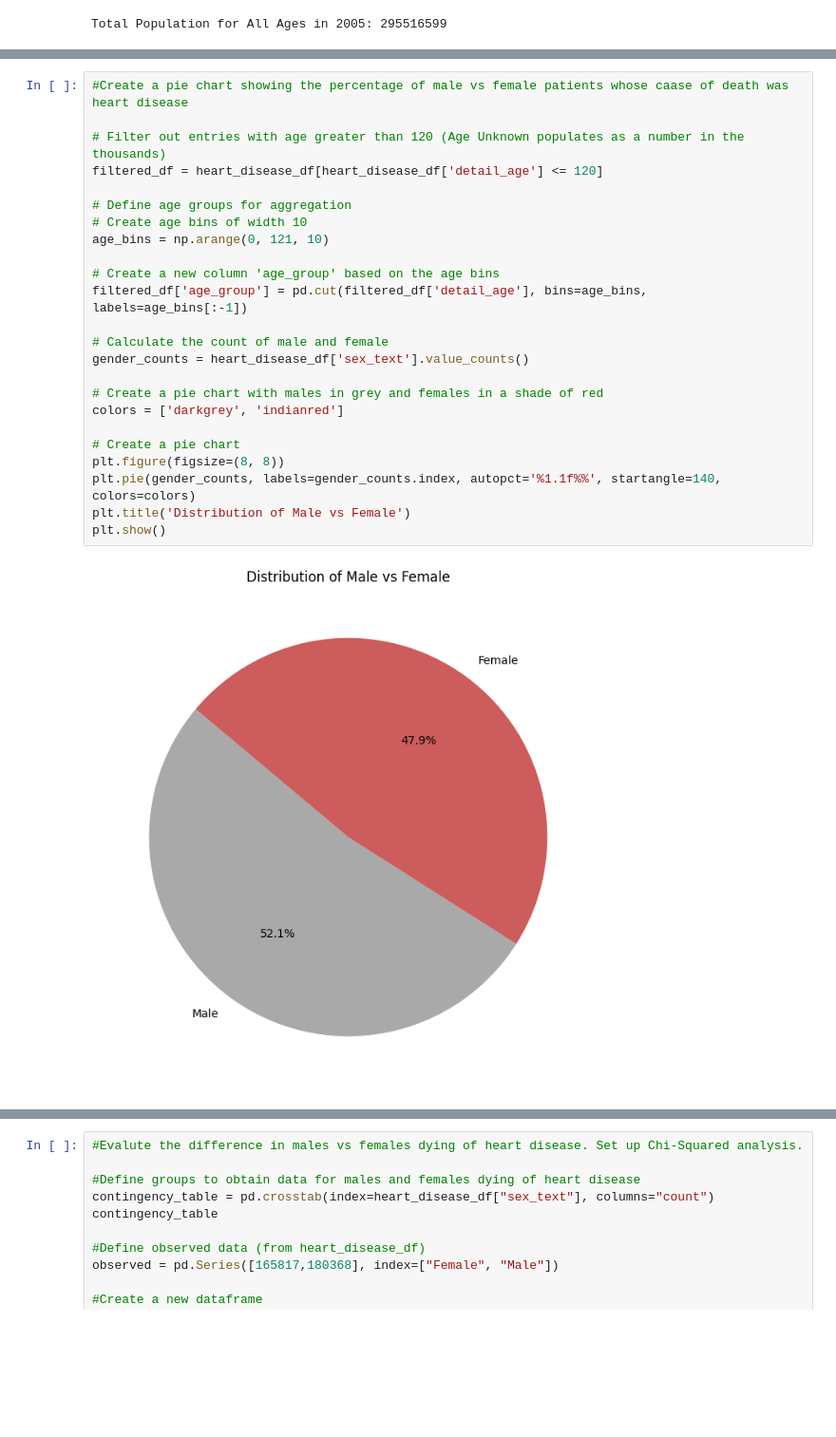
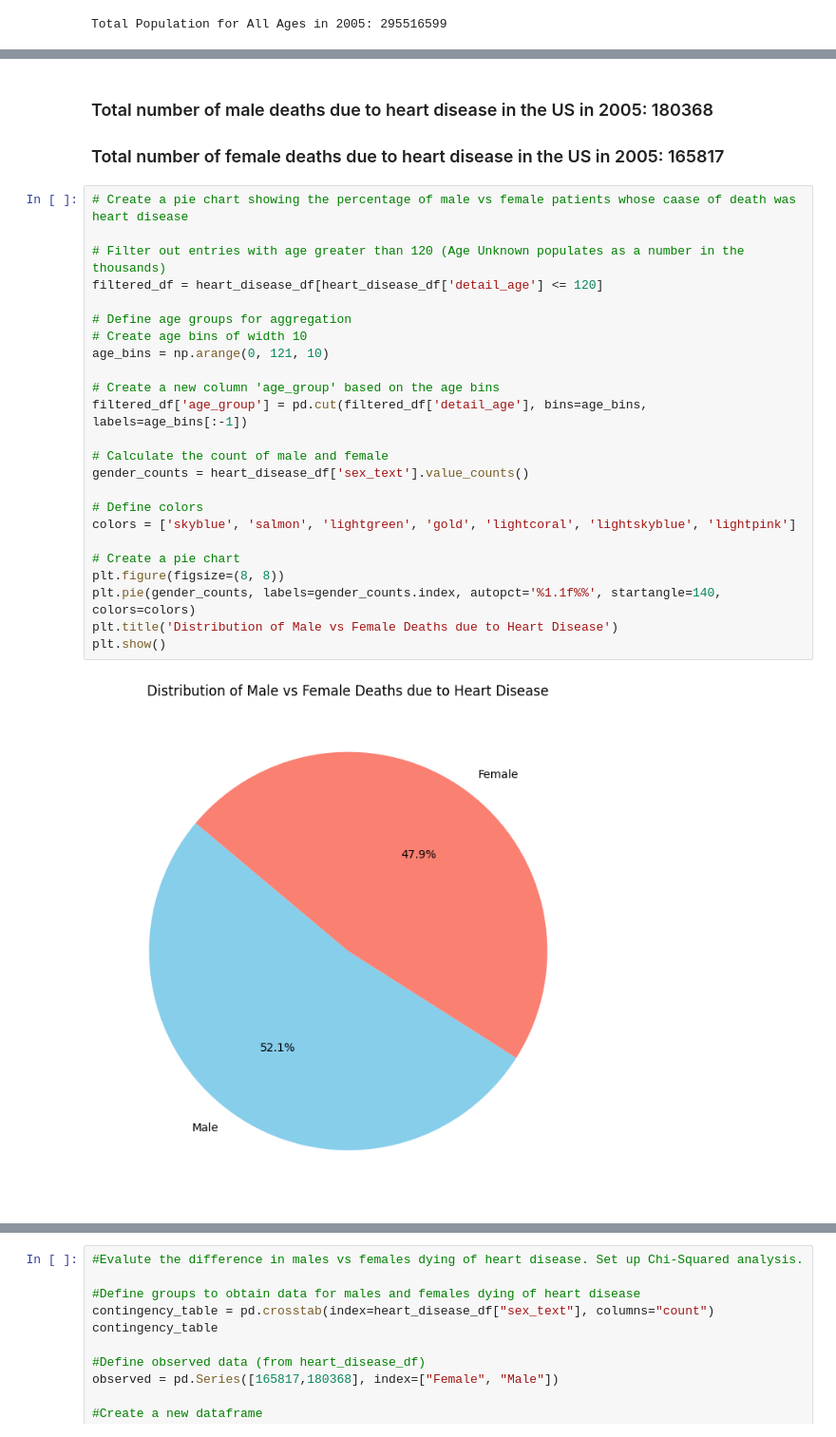
Before and after one commit to azmedtech/ASU_DA_Project1_Team2, a Jupyter notebook: Heart_Disease_2005.ipynb, the cells around one changed output, grey strips where cells are left out. Shown at 95% size. Saved outputs shown, nothing was run; the diff lists cells and outputs as text; blank space fills up the shorter version.

Commit message:
nearly finished Heart Disease analysis code

```diff
--- a/Heart_Disease_2005.ipynb
+++ b/Heart_Disease_2005.ipynb
@@ -256,26 +178,29 @@ Name: POPESTIMATE2005, dtype: int64
+# %% [markdown]
+### Total number of male deaths due to heart disease in the US in 2005: 180368
+### Total number of female deaths due to heart disease in the US in 2005: 165817
 # %%
-#Create a pie chart showing the percentage of male vs female patients whose caase of death was heart disease
+# Create a pie chart showing the percentage of male vs female patients whose caase of death was heart disease
 
 # Filter out entries with age greater than 120 (Age Unknown populates as a number in the thousands)
 filtered_df = heart_disease_df[heart_disease_df['detail_age'] <= 120]
 
 # Define age groups for aggregation
 # Create age bins of width 10
 age_bins = np.arange(0, 121, 10)
 
 # Create a new column 'age_group' based on the age bins
 filtered_df['age_group'] = pd.cut(filtered_df['detail_age'], bins=age_bins, labels=age_bins[:-1])
 
 # Calculate the count of male and female
 gender_counts = heart_disease_df['sex_text'].value_counts()
 
-# Create a pie chart with males in grey and females in a shade of red
-colors = ['darkgrey', 'indianred']
+# Define colors
+colors = ['skyblue', 'salmon', 'lightgreen', 'gold', 'lightcoral', 'lightskyblue', 'lightpink']
 
 # Create a pie chart
 plt.figure(figsize=(8, 8))
 plt.pie(gender_counts, labels=gender_counts.index, autopct='%1.1f%%', startangle=140, colors=colors)
-plt.title('Distribution of Male vs Female')
+plt.title('Distribution of Male vs Female Deaths due to Heart Disease')
 plt.show()
 # %% [output]
-[figure, old version]
+[figure, new version]
```
Also changed, not shown: parts of 63 cells of this notebook.
